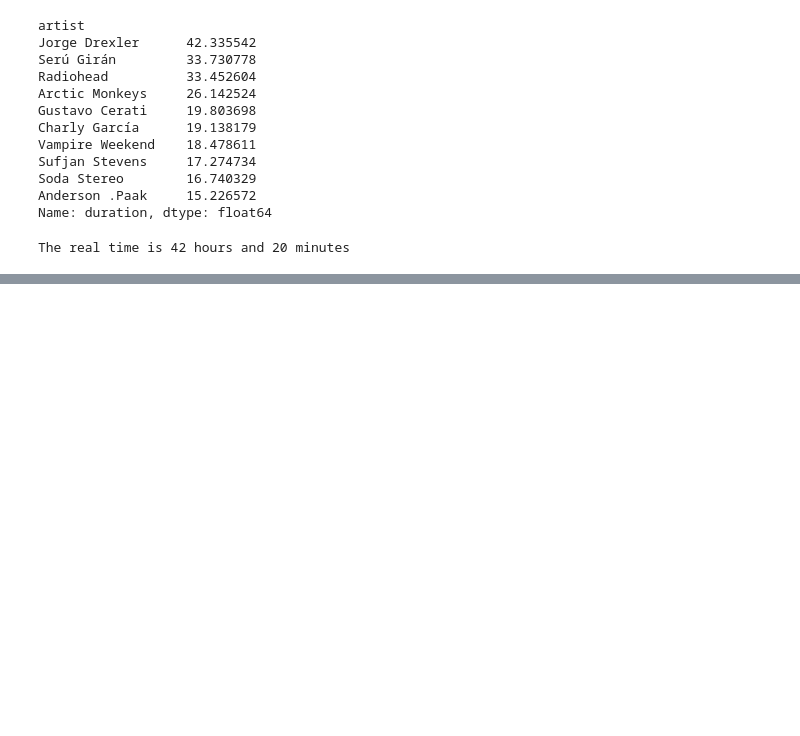
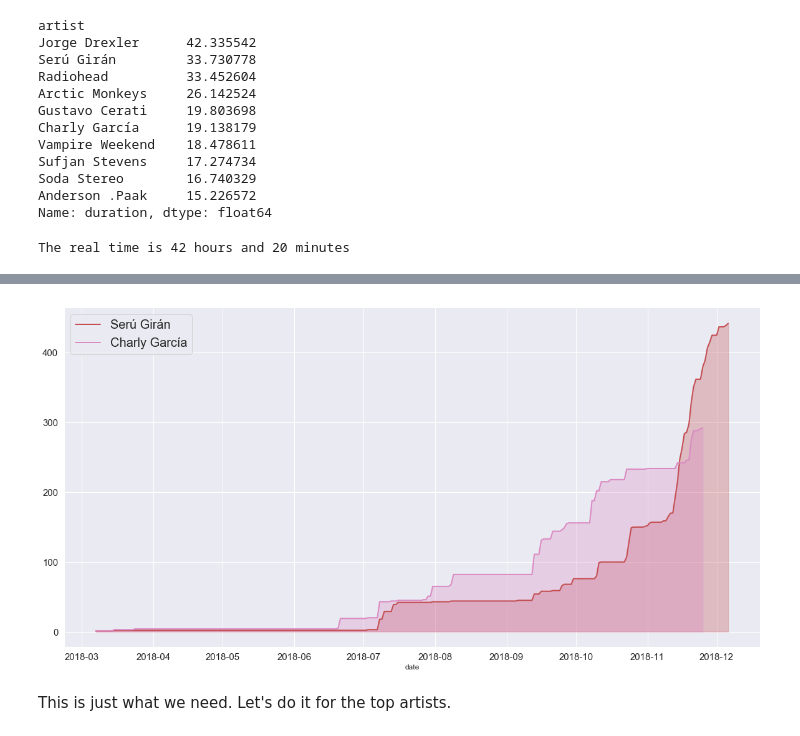
Before and after one commit to alexing/spotify_rewrapped, a Jupyter notebook: wrapped.ipynb, the cells around one changed output, grey strips where cells are left out. Drawn from its saved outputs; the diff is of its cells as text; code cells hidden in the pictures; blank space fills up the shorter version.

```diff
--- a/wrapped.ipynb
+++ b/wrapped.ipynb
@@ -477,0 +587,30 @@ The real time is 42 hours and 20 minutes
+# %%
+fig, ax = plt.subplots(figsize=(20,10))
+ax = sns.lineplot(x=time_series_seru.index, y=time_series_seru.values, color='r', label='Serú Girán')
+ax = sns.lineplot(x=time_series_charly.index, y=time_series_charly.values, color='#da8bc3ff', label='Charly García')
+
+for tick in ax.xaxis.get_major_ticks():
+    tick.label.set_fontsize(15)
+for tick in ax.yaxis.get_major_ticks():
+    tick.label.set_fontsize(15)
+plt.setp(ax.lines,linewidth=2)  # set lw for all lines of g axes
+
+# Get the two lines from the axes to generate shading
+l1 = ax.lines[0]
+l2 = ax.lines[1]
+
+# Get the xy data from the lines so that we can shade
+x1 = l1.get_xydata()[:,0]
+y1 = l1.get_xydata()[:,1]
+x2 = l2.get_xydata()[:,0]
+y2 = l2.get_xydata()[:,1]
+ax.fill_between(x1,y1, color="r", alpha=0.3)
+ax.fill_between(x2,y2, color="#da8bc3ff", alpha=0.3)
+
+plt.legend(prop={'size': 20})
+sns.despine()
+plt.show()
+# %% [output]
+[figure, added]
+# %% [markdown]
+This is just what we need. Let's do it for the top artists.
```
Also changed, not shown: parts of 25 cells of this notebook, 1 other file.
